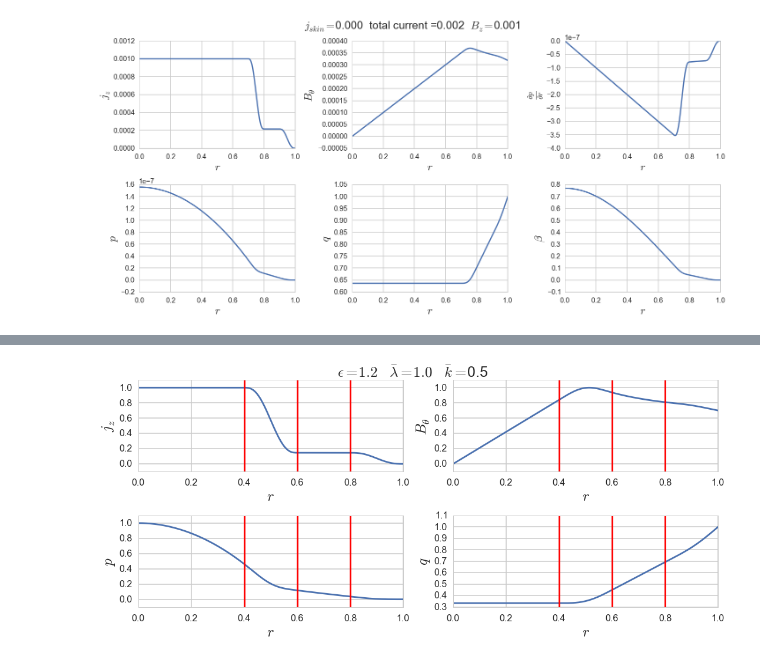
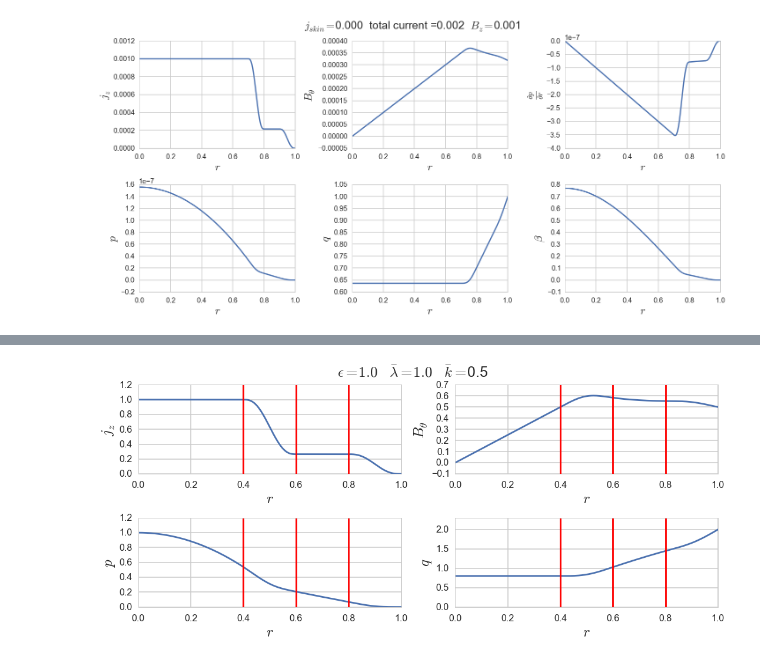
Before and after one commit to jensv/fluxtubestability, a Jupyter notebook: ipython_notebooks/complete_plots_of_profiles.ipynb, the cells around one changed output, grey strips where cells are left out. Drawn from its saved outputs; the diff is of its cells as text; code cells hidden in the pictures.

Commit message:
djust complete plots to UnitlessSmothSkinCore profiles.

```diff
--- a/ipython_notebooks/complete_plots_of_profiles.ipynb
+++ b/ipython_notebooks/complete_plots_of_profiles.ipynb
@@ -114,11 +114,11 @@ delta_W = 0.155986886277
 def normalized_plots(profile):
 
     splines = profile.get_splines()
-    beta_spl = profile.get_beta(profile.r)
+    beta_spl = profile.beta(profile.r)
     r = np.linspace(0, 1, 250)
 
     j_skin = profile.j_skin
-    current = splines['b_theta'](1)*2.*np.pi*1/(profile.mu_0)
+    #current = splines['b_theta'](1)*2.*np.pi*1/(profile.mu_0)
     b_z0 = profile.b_z0
 
     fig = plt.figure(1, figsize=(15,7))
@@ -126,9 +126,9 @@ def normalized_plots(profile):
     axs = [fig.add_subplot(ss) for ss in gs1]
     axs = np.asarray(axs).reshape(2, 2)
 
-    axs[0, 0].plot(r, splines['j_z'](r)/splines['j_z'](r).max())
-    axs[0, 1].plot(r, splines['b_theta'](r)/splines['b_theta'](r).max())
-    axs[1, 0].plot(r, splines['pressure'](r)/splines['pressure'](r).max())
+    axs[0, 0].plot(r, splines['j_z'](r))
+    axs[0, 1].plot(r, splines['b_theta'](r))
+    axs[1, 0].plot(r, splines['pressure'](r))
     axs[1, 1].plot(r, splines['q'](r))
 
     for i in range(axs.shape[0]):
@@ -137,20 +137,22 @@ def normalized_plots(profile):
             axs[i, j].axvline(x=0.4, color='red')
             axs[i, j].axvline(x=0.6, color='red')
             axs[i, j].axvline(x=0.8, color='red')
-            if not (i == 1 and j == 1):
-                axs[i, j].set_ylim(-0.1, 1.1)
+            #if not (i == 1 and j == 1):
+                #axs[i, j].set_ylim(-0.1, 1.1)
     axs[0, 0].set_ylabel(r'$j_{z}$', fontsize=25)
     axs[0, 1].set_ylabel(r'$B_{\theta}$', fontsize=25)
     axs[1, 0].set_ylabel(r'$p$', fontsize=25)
     axs[1, 1].set_ylabel(r'$q$', fontsize=25)
+    axs[1, 1].set_ylim(0., 2.3)
 
 
-    fig.suptitle(r'$\epsilon=1.2$'+
+    fig.suptitle(r'$\epsilon=1.0$'+
                  r'   $\bar{\lambda}=1.0$'+
                  r'   $\bar{k}=$0.5', fontsize=25)
     plt.tight_layout(rect=[0, 0.03, 1, 0.95])
     plt.show()
 # %%
-normalized_plots(es.SmoothedCoreSkin(mu_0=1.0, epsilon=1.2, lambda_bar=1.0, k=0.5, j_core=1.0, transition_width=0.2, skin_width=0.2, core_radius=0.4))
+normalized_plots(es.UnitlessSmoothedCoreSkin(epsilon=1.0, lambda_bar=1.0, k_bar=1., transition_width_norm=0.2,
+                                             skin_width_norm=0.2, core_radius_norm=0.4))
 # %% [output]
-[figure, old version]
+[figure, new version]
```
